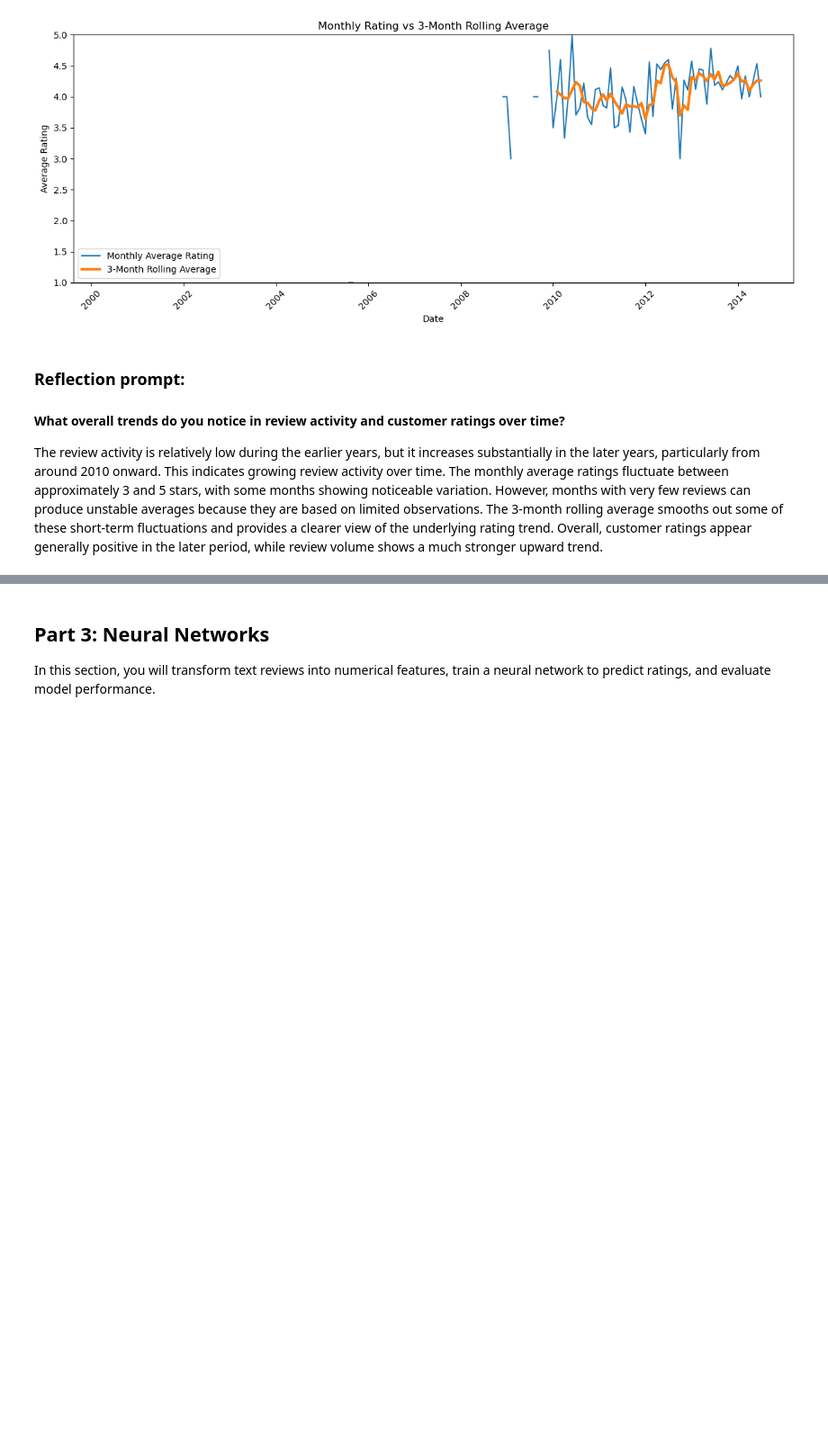
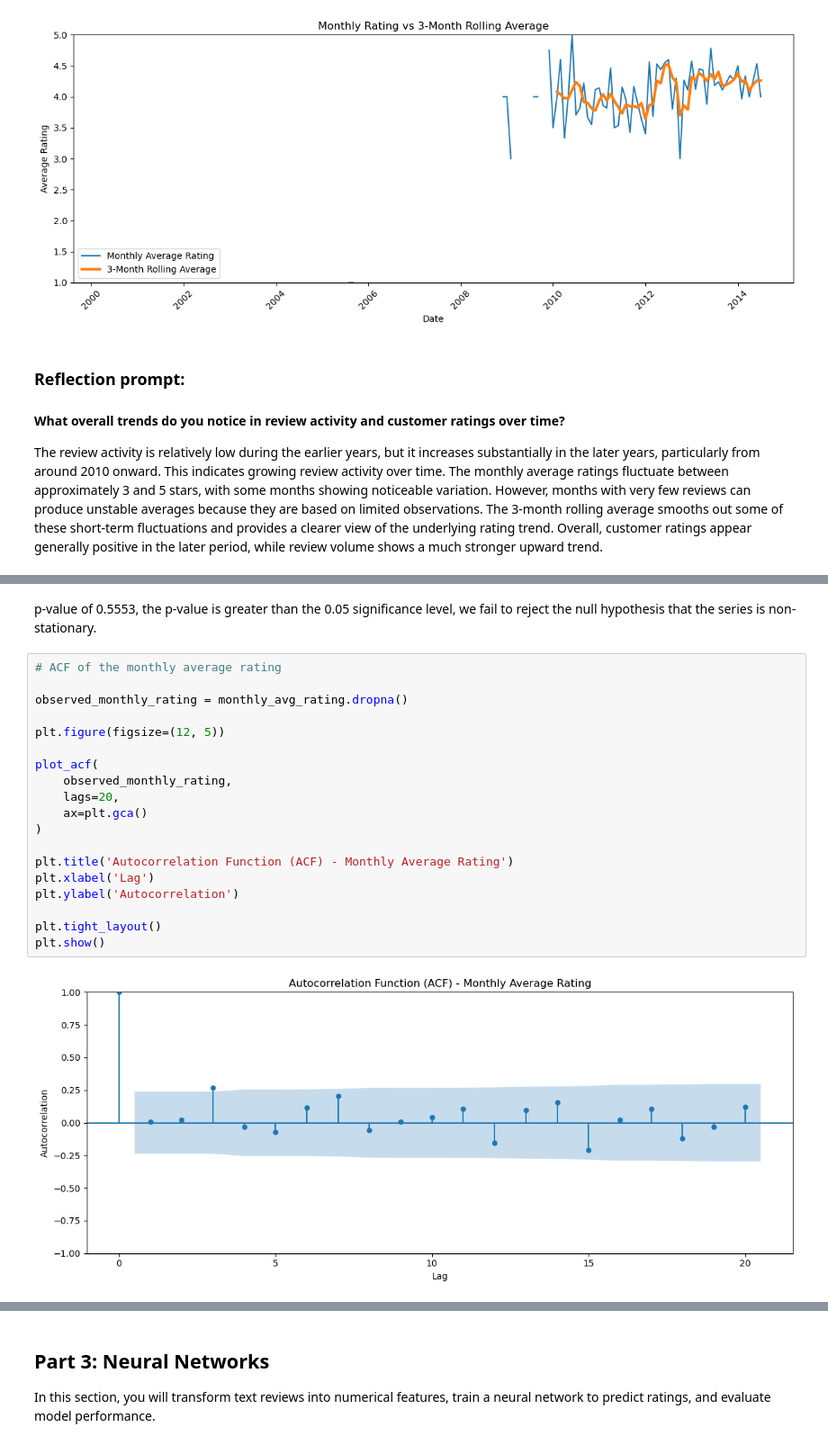
Before and after one commit to Nagirah/Summative-Lab--Analytics-Firm-Clients, a Jupyter notebook: C09_M08.ipynb, the cells around one changed output, grey strips where cells are left out. Shown at 90% size. Cells and saved outputs as stored; diff of their text form; blank space fills up the shorter version.

```diff
--- a/C09_M08.ipynb
+++ b/C09_M08.ipynb
@@ -519,0 +685,23 @@ The review activity is relatively low  during the earlier years, but it increase
+# %% [markdown]
+p-value of 0.5553, the p-value is greater than the 0.05 significance level, we fail to reject the null hypothesis that the series is non-stationary.
+# %%
+# ACF of the monthly average rating
+
+observed_monthly_rating = monthly_avg_rating.dropna()
+
+plt.figure(figsize=(12, 5))
+
+plot_acf(
+    observed_monthly_rating,
+    lags=20,
+    ax=plt.gca()
+)
+
+plt.title('Autocorrelation Function (ACF) - Monthly Average Rating')
+plt.xlabel('Lag')
+plt.ylabel('Autocorrelation')
+
+plt.tight_layout()
+plt.show()
+# %% [output]
+[figure, added]
```
Also changed, not shown: parts of 61 cells of this notebook, 50 other files.
